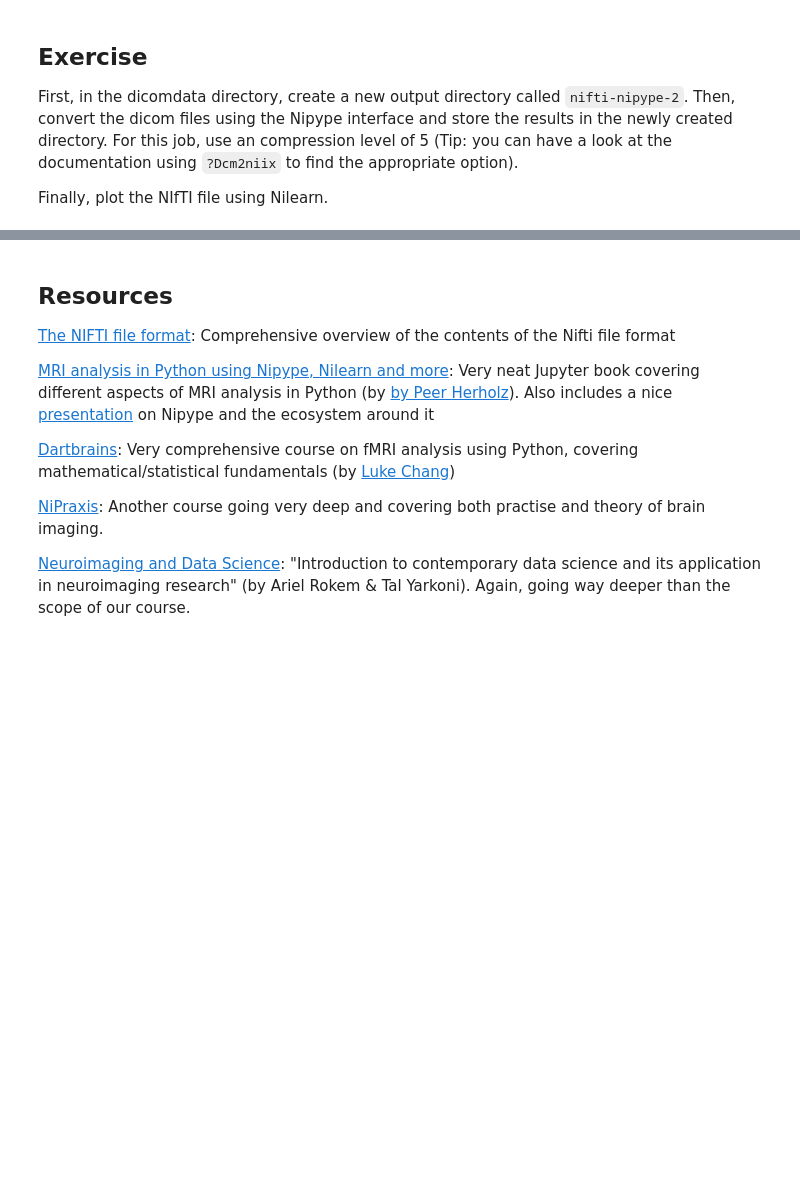
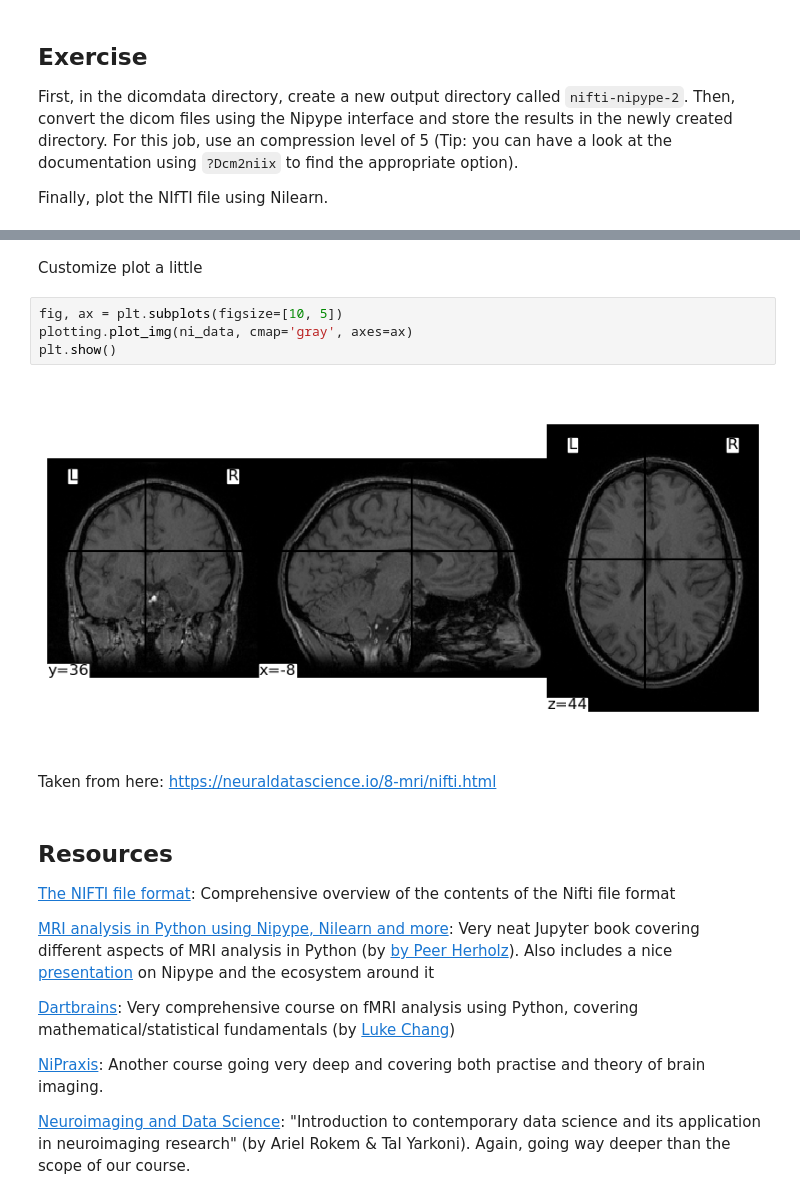
Before and after one commit to dominikpegler/tewa2-neuroimaging, a Jupyter notebook: 1 - Neuroimaging file formats.ipynb, the cells around one changed output, grey strips where cells are left out. Saved outputs shown, nothing was run; the diff lists cells and outputs as text; blank space fills up the shorter version.

```diff
--- a/1 - Neuroimaging file formats.ipynb
+++ b/1 - Neuroimaging file formats.ipynb
@@ -190,3 +269,13 @@ Finally, plot the NIfTI file using Nilearn.
+# %% [markdown]
+Customize plot a little
+# %%
+fig, ax = plt.subplots(figsize=[10, 5])
+plotting.plot_img(ni_data, cmap='gray', axes=ax)
+plt.show()
+# %% [output]
+[figure, added]
+# %% [markdown]
+Taken from here: https://neuraldatascience.io/8-mri/nifti.html
 # %% [markdown]
 ## Resources
 
```
Also changed, not shown: parts of 14 cells of this notebook, 1 other file.
